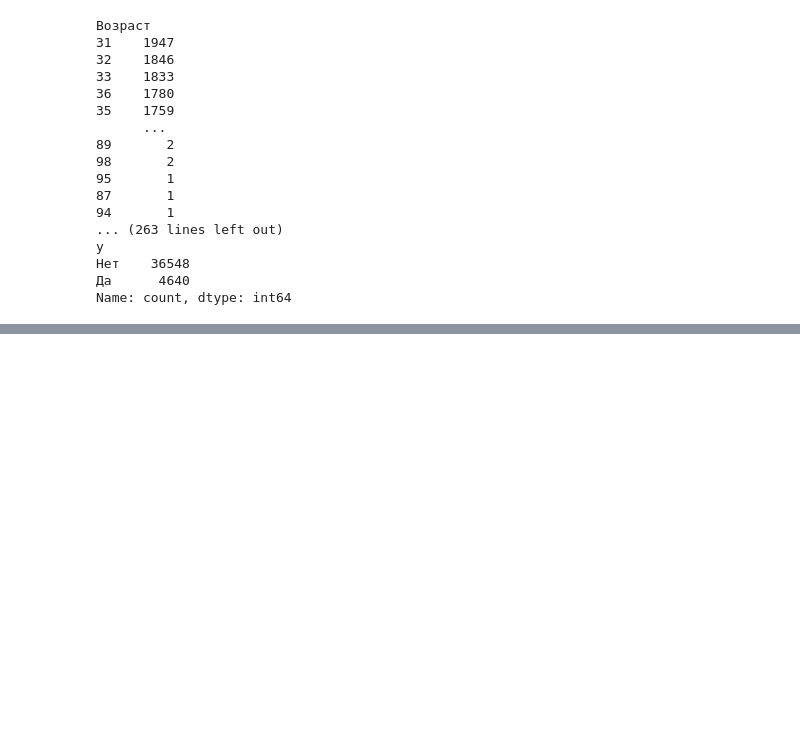
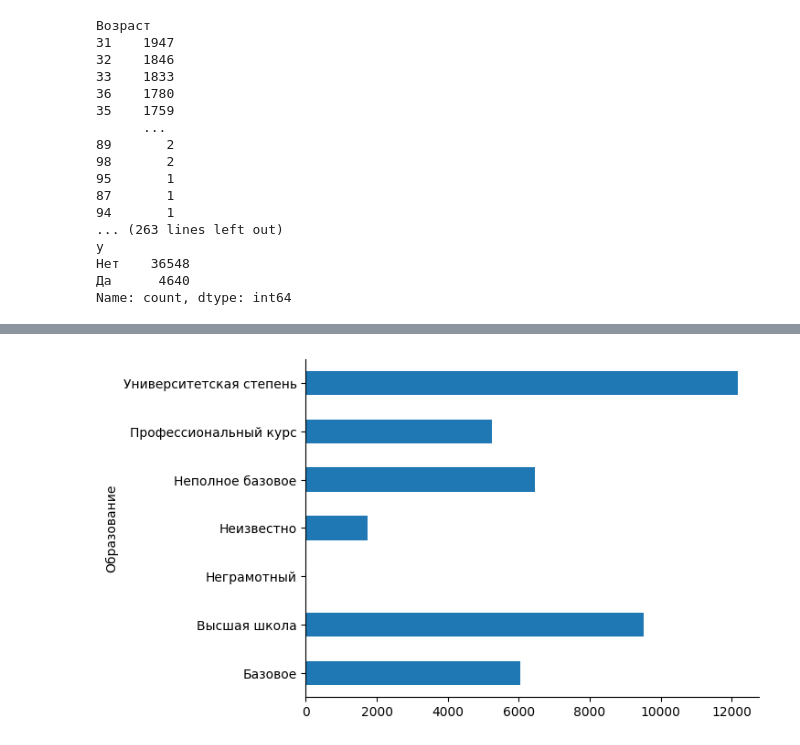
Before and after one commit to ChargeChallenger/TANN-notebooks, a Jupyter notebook: 01-analysis.ipynb, the cells around one changed output, grey strips where cells are left out. Drawn from its saved outputs; the diff is of its cells as text; code cells hidden in the pictures; blank space fills up the shorter version.

```diff
--- a/01-analysis.ipynb
+++ b/01-analysis.ipynb
@@ -152,0 +262,5 @@ SimpleImputer(strategy='constant')
+# %%
+features.groupby('Образование').size().plot(kind='barh')
+plt.gca().spines[['top', 'right',]].set_visible(False)
+# %% [output]
+[figure, added]
```
Also changed, not shown: parts of 22 cells of this notebook, 2 other files.
